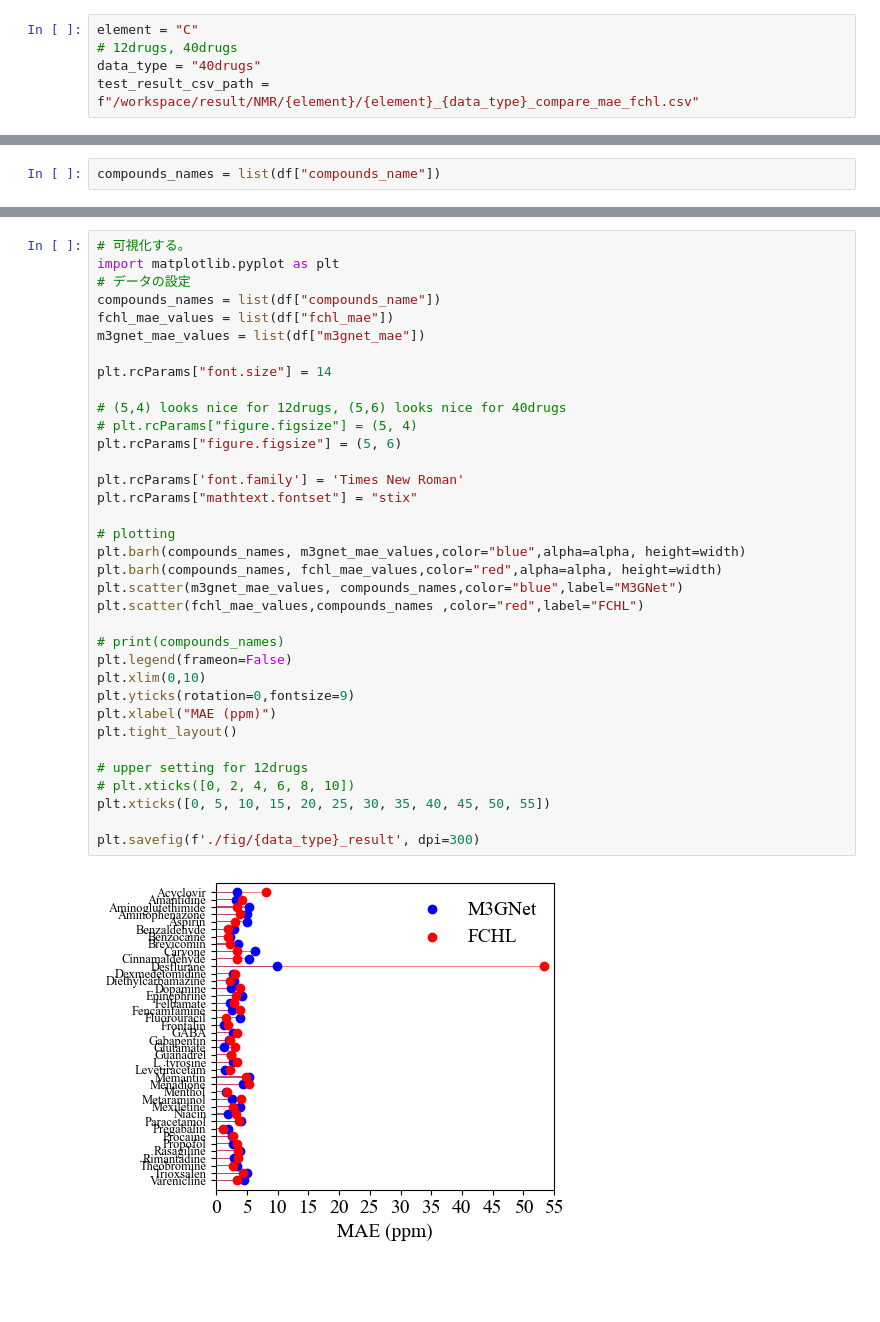
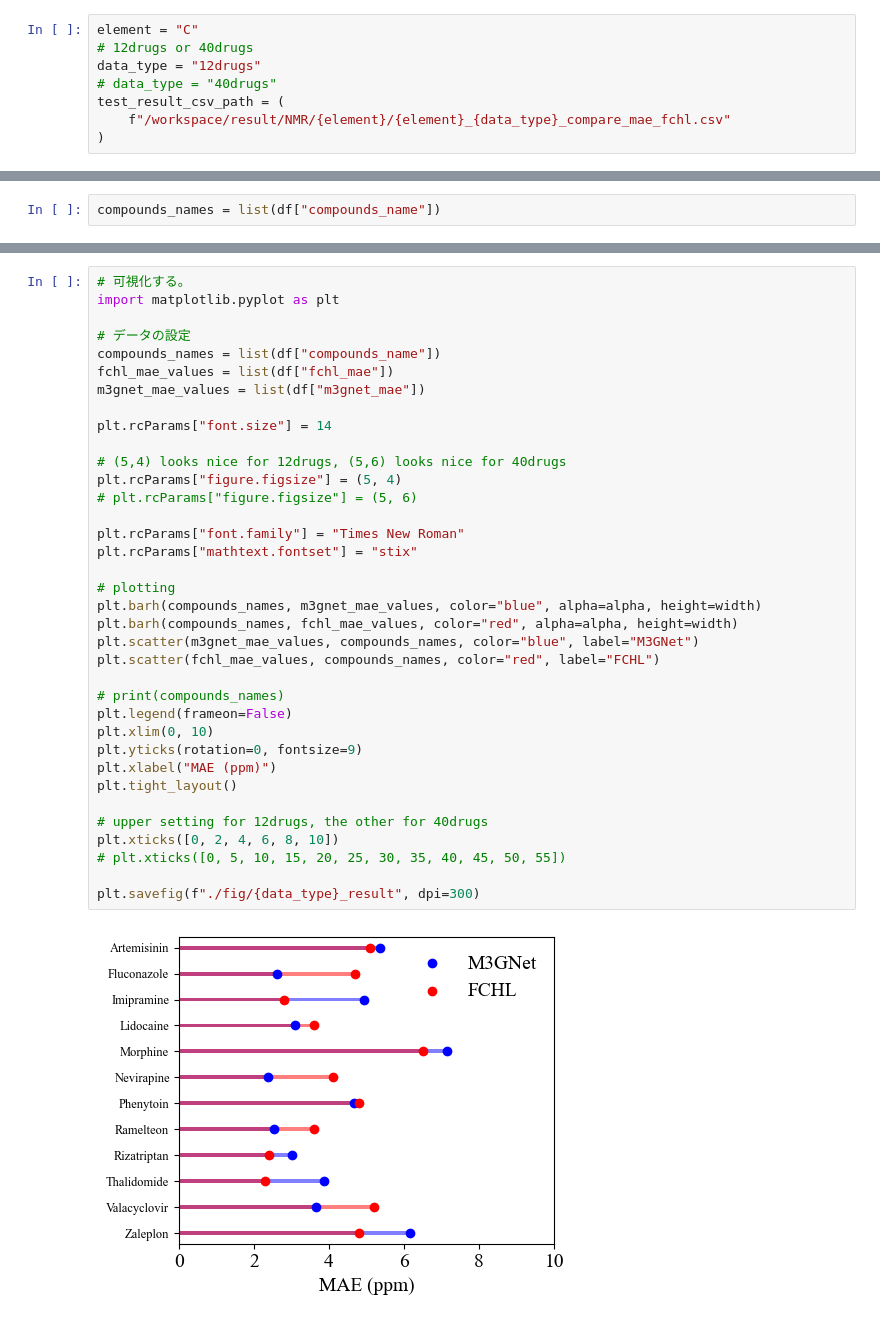
Before and after one commit to TShiotaSS/gnn-tl, a Jupyter notebook: result/NMR/Visualize_result_drugs.ipynb, the cells around one changed output, grey strips where cells are left out. Saved outputs shown, nothing was run; the diff lists cells and outputs as text; blank space fills up the shorter version.

```diff
--- a/result/NMR/Visualize_result_drugs.ipynb
+++ b/result/NMR/Visualize_result_drugs.ipynb
@@ -11,8 +16,11 @@ os.makedirs("fig" ,exist_ok=True)
 # %%
 element = "C"
-# 12drugs, 40drugs
-data_type = "40drugs"
-test_result_csv_path = f"/workspace/result/NMR/{element}/{element}_{data_type}_compare_mae_fchl.csv"
+# 12drugs or 40drugs
+data_type = "12drugs"
+# data_type = "40drugs"
+test_result_csv_path = (
+    f"/workspace/result/NMR/{element}/{element}_{data_type}_compare_mae_fchl.csv"
+)
 # %%
 df = pd.read_csv(test_result_csv_path)
 df = df[df["atomic_symbol"] == element]
@@ -40,37 +49,38 @@ plt.rcParams['axes.ymargin'] = 0.03
 # %%
 # 可視化する。
 import matplotlib.pyplot as plt
+
 # データの設定
 compounds_names = list(df["compounds_name"])
 fchl_mae_values = list(df["fchl_mae"])
 m3gnet_mae_values = list(df["m3gnet_mae"])
 
 plt.rcParams["font.size"] = 14
 
 # (5,4) looks nice for 12drugs, (5,6) looks nice for 40drugs
-# plt.rcParams["figure.figsize"] = (5, 4)
-plt.rcParams["figure.figsize"] = (5, 6)
+plt.rcParams["figure.figsize"] = (5, 4)
+# plt.rcParams["figure.figsize"] = (5, 6)
 
-plt.rcParams['font.family'] = 'Times New Roman'
+plt.rcParams["font.family"] = "Times New Roman"
 plt.rcParams["mathtext.fontset"] = "stix"
 
 # plotting
-plt.barh(compounds_names, m3gnet_mae_values,color="blue",alpha=alpha, height=width)
-plt.barh(compounds_names, fchl_mae_values,color="red",alpha=alpha, height=width)
-plt.scatter(m3gnet_mae_values, compounds_names,color="blue",label="M3GNet")
-plt.scatter(fchl_mae_values,compounds_names ,color="red",label="FCHL")
+plt.barh(compounds_names, m3gnet_mae_values, color="blue", alpha=alpha, height=width)
+plt.barh(compounds_names, fchl_mae_values, color="red", alpha=alpha, height=width)
+plt.scatter(m3gnet_mae_values, compounds_names, color="blue", label="M3GNet")
+plt.scatter(fchl_mae_values, compounds_names, color="red", label="FCHL")
 
 # print(compounds_names)
 plt.legend(frameon=False)
-plt.xlim(0,10)
-plt.yticks(rotation=0,fontsize=9)
+plt.xlim(0, 10)
+plt.yticks(rotation=0, fontsize=9)
 plt.xlabel("MAE (ppm)")
 plt.tight_layout()
 
-# upper setting for 12drugs
-# plt.xticks([0, 2, 4, 6, 8, 10])
-plt.xticks([0, 5, 10, 15, 20, 25, 30, 35, 40, 45, 50, 55])
+# upper setting for 12drugs, the other for 40drugs
+plt.xticks([0, 2, 4, 6, 8, 10])
+# plt.xticks([0, 5, 10, 15, 20, 25, 30, 35, 40, 45, 50, 55])
 
-plt.savefig(f'./fig/{data_type}_result', dpi=300)
+plt.savefig(f"./fig/{data_type}_result", dpi=300)
 # %% [output]
-[figure, old version]
+[figure, new version]
```
Also changed, not shown: parts of 6 cells of this notebook, 8 other files.
